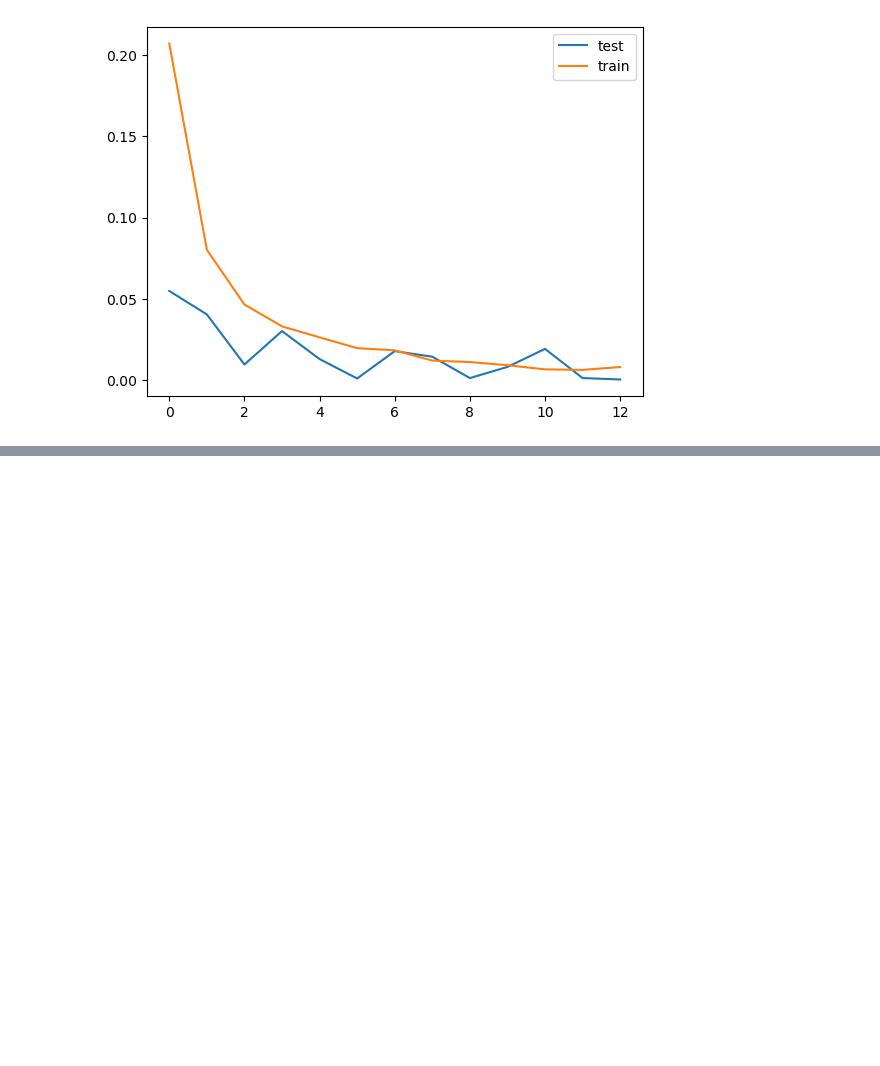
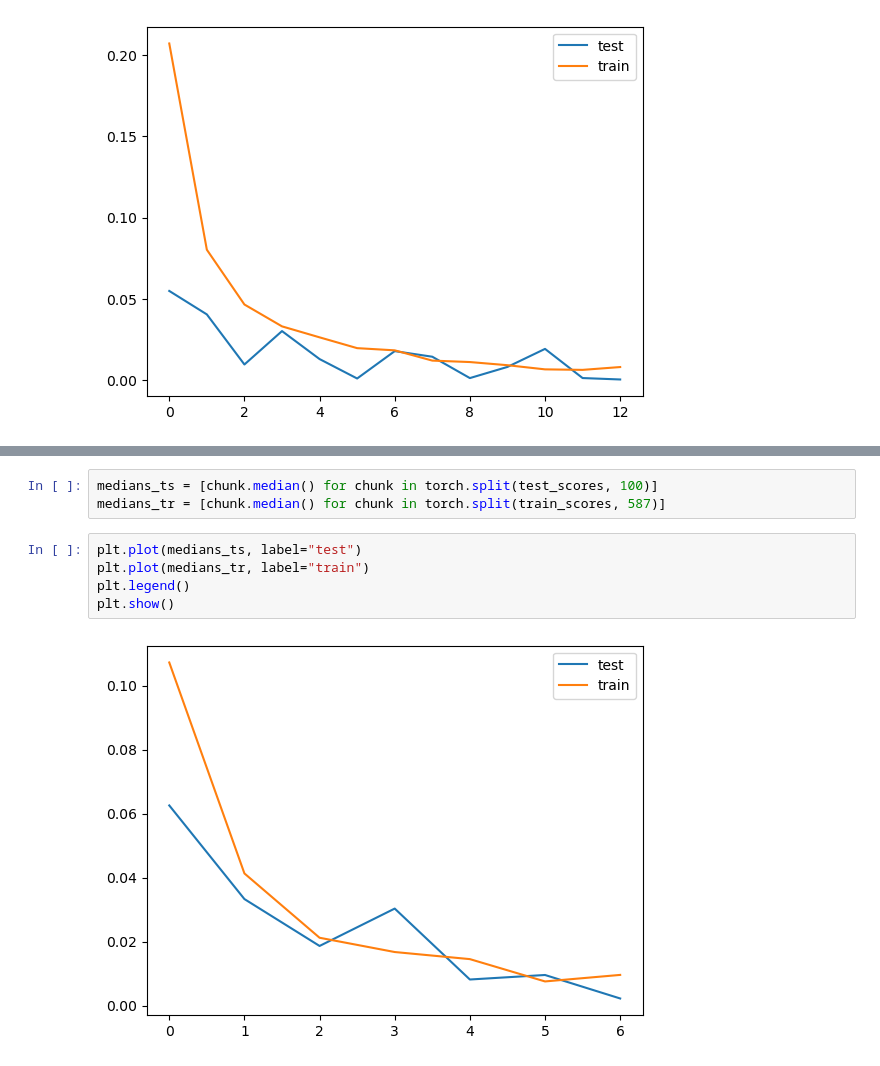
Before and after one commit to ashah01/Scaling-laws-framework, a Jupyter notebook: assess_regularization.ipynb, the cells around one changed output, grey strips where cells are left out. Saved outputs shown, nothing was run; the diff lists cells and outputs as text; blank space fills up the shorter version.

```diff
--- a/assess_regularization.ipynb
+++ b/assess_regularization.ipynb
@@ -114,0 +136,10 @@ plt.show()
+# %%
+medians_ts = [chunk.median() for chunk in torch.split(test_scores, 100)]
+medians_tr = [chunk.median() for chunk in torch.split(train_scores, 587)]
+# %%
+plt.plot(medians_ts, label="test")
+plt.plot(medians_tr, label="train")
+plt.legend()
+plt.show()
+# %% [output]
+[figure, added]
```
Also changed, not shown: parts of 5 cells of this notebook, 4 other files.
